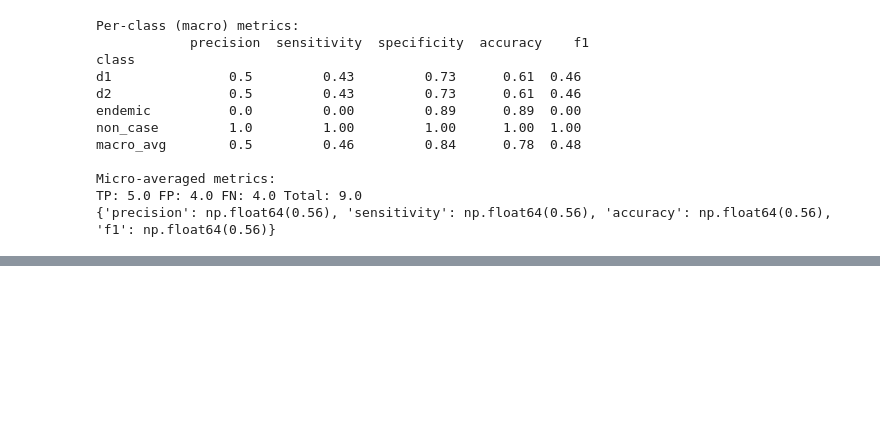
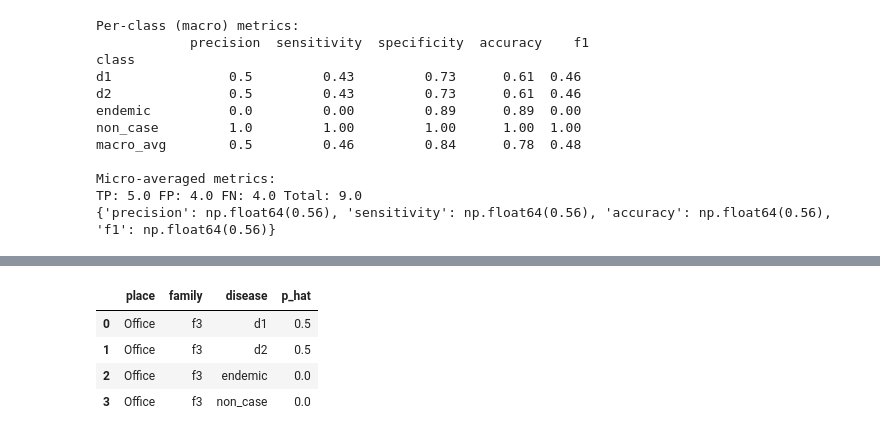
Before and after one commit to SahputraS/Outbreak-Simulation-and-Detection-Testing, a Jupyter notebook: Outbreak_Detection_Evaluation.ipynb, the cells around one changed output, grey strips where cells are left out. Cells and saved outputs as stored; diff of their text form; code cells hidden in the pictures; blank space fills up the shorter version.

```diff
--- a/Outbreak_Detection_Evaluation.ipynb
+++ b/Outbreak_Detection_Evaluation.ipynb
@@ -421,0 +440,9 @@ Macro F1: 0.4807692307692308
+# %%
+predict_com = complete_data(predict, x1='place', x2='family', label_col='disease', val_col='p_hat', extra_labels=['endemic', 'non_case'])
+predict_com.head(4)
+# %% [output]
+|  | place | family | disease | p_hat |
+| 0 | Office | f3 | d1 | 0.5 |
+| 1 | Office | f3 | d2 | 0.5 |
+| 2 | Office | f3 | endemic | 0.0 |
+| 3 | Office | f3 | non_case | 0.0 |
```
Also changed, not shown: parts of 20 cells of this notebook.
